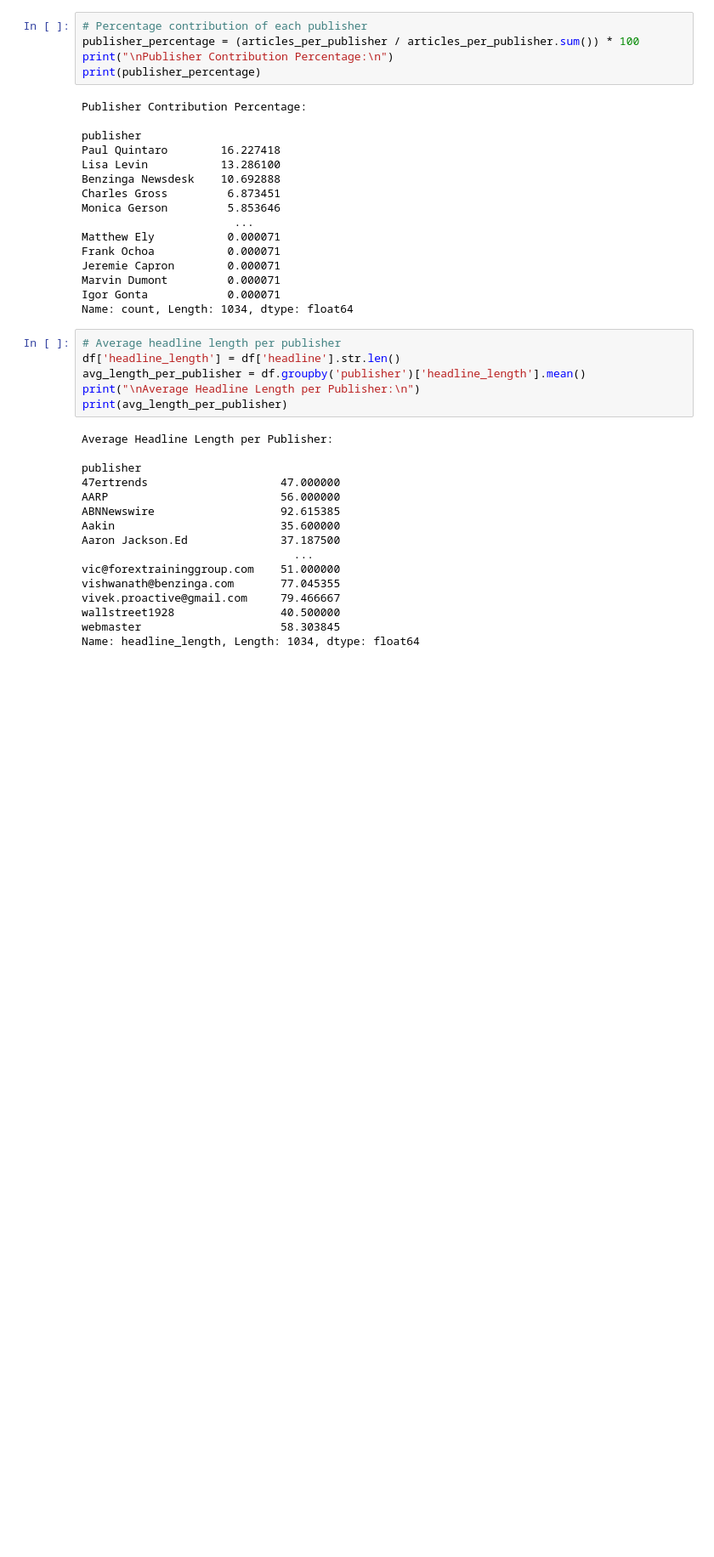
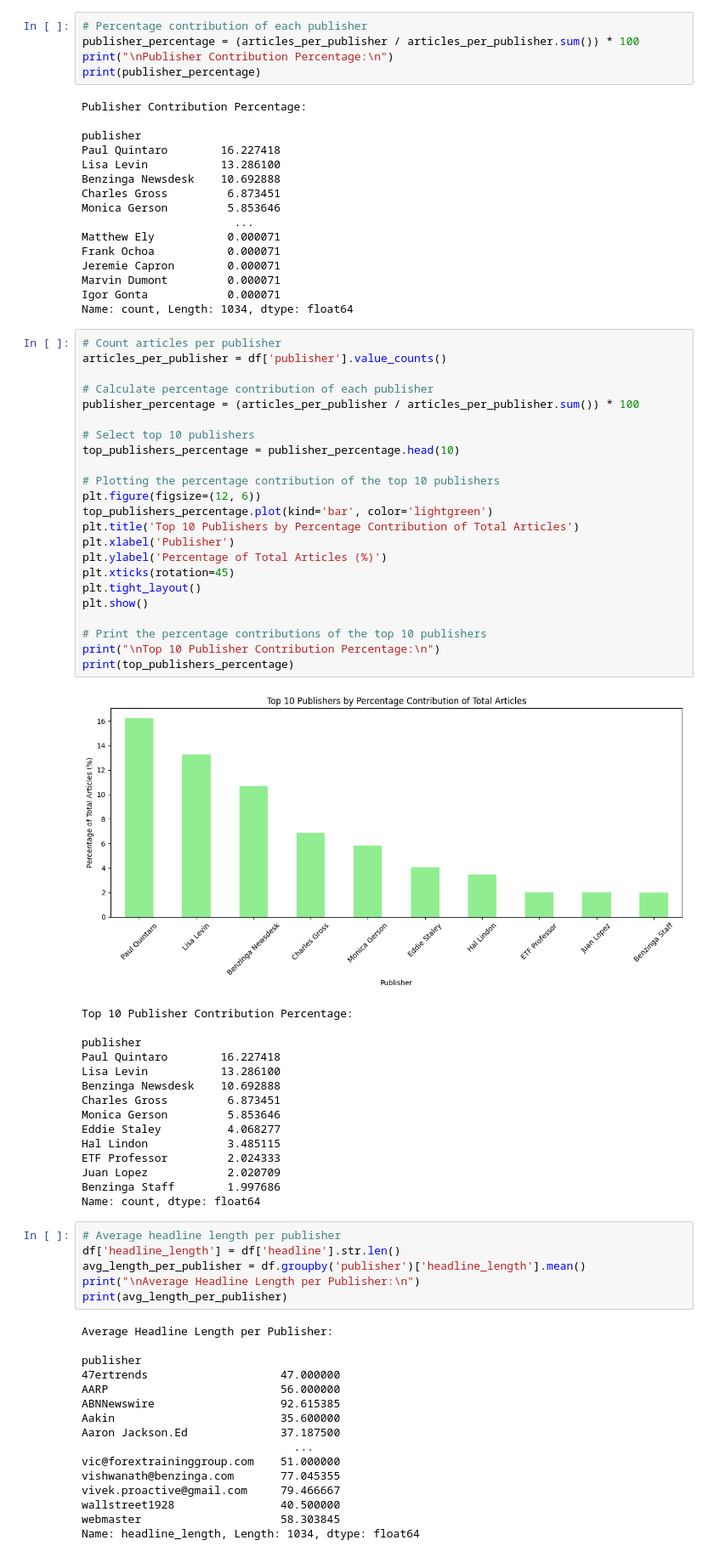
Before and after one commit to Gashaye1023/Predicting-Price-Moves-with-Sentiment, a Jupyter notebook: notebooks/Main.ipynb, the cells around one changed output. Shown at 85% size. Cells and saved outputs as stored; diff of their text form; blank space fills up the shorter version.

```diff
--- a/notebooks/Main.ipynb
+++ b/notebooks/Main.ipynb
@@ -350,6 +380,45 @@ Jeremie Capron        0.000071
 Marvin Dumont         0.000071
 Igor Gonta            0.000071
 Name: count, Length: 1034, dtype: float64
+# %%
+# Count articles per publisher
+articles_per_publisher = df['publisher'].value_counts()
+
+# Calculate percentage contribution of each publisher
+publisher_percentage = (articles_per_publisher / articles_per_publisher.sum()) * 100
+
+# Select top 10 publishers
+top_publishers_percentage = publisher_percentage.head(10)
+
+# Plotting the percentage contribution of the top 10 publishers
+plt.figure(figsize=(12, 6))
+top_publishers_percentage.plot(kind='bar', color='lightgreen')
+plt.title('Top 10 Publishers by Percentage Contribution of Total Articles')
+plt.xlabel('Publisher')
+plt.ylabel('Percentage of Total Articles (%)')
+plt.xticks(rotation=45)
+plt.tight_layout()
+plt.show()
+
+# Print the percentage contributions of the top 10 publishers
+print("\nTop 10 Publisher Contribution Percentage:\n")
+print(top_publishers_percentage)
+# %% [output]
+[figure, added]
+Top 10 Publisher Contribution Percentage:
+
+publisher
+Paul Quintaro        16.227418
+Lisa Levin           13.286100
+Benzinga Newsdesk    10.692888
+Charles Gross         6.873451
+Monica Gerson         5.853646
+Eddie Staley          4.068277
+Hal Lindon            3.485115
+ETF Professor         2.024333
+Juan Lopez            2.020709
+Benzinga Staff        1.997686
+Name: count, dtype: float64
 # %%
 # Average headline length per publisher
 df['headline_length'] = df['headline'].str.len()
```
Also changed, not shown: parts of 24 cells of this notebook.
